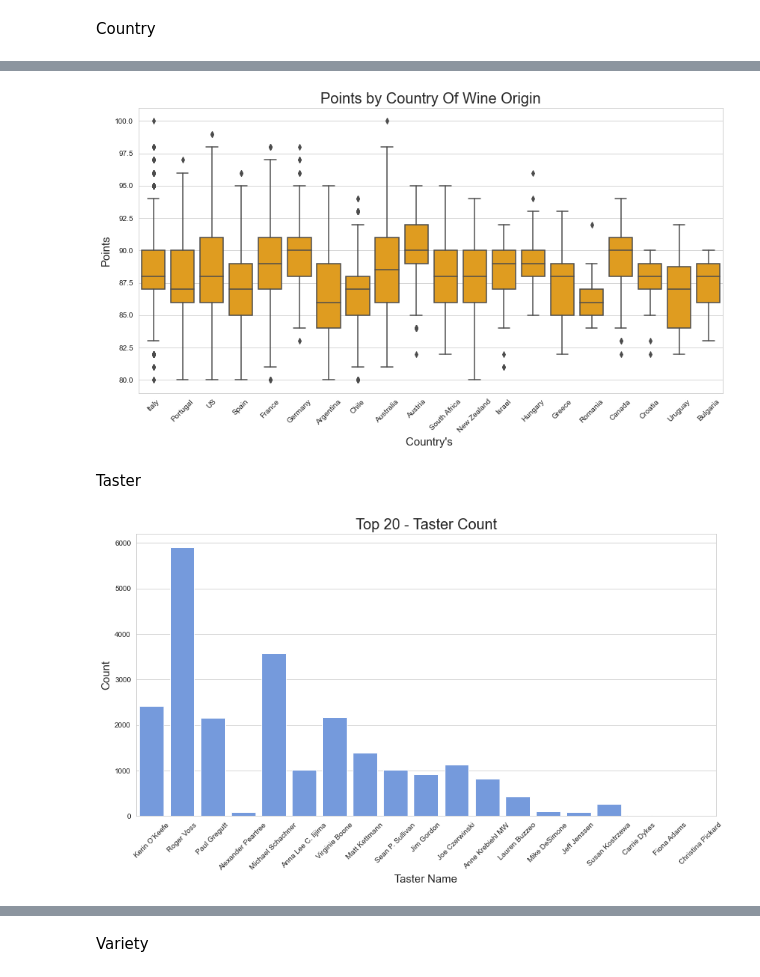
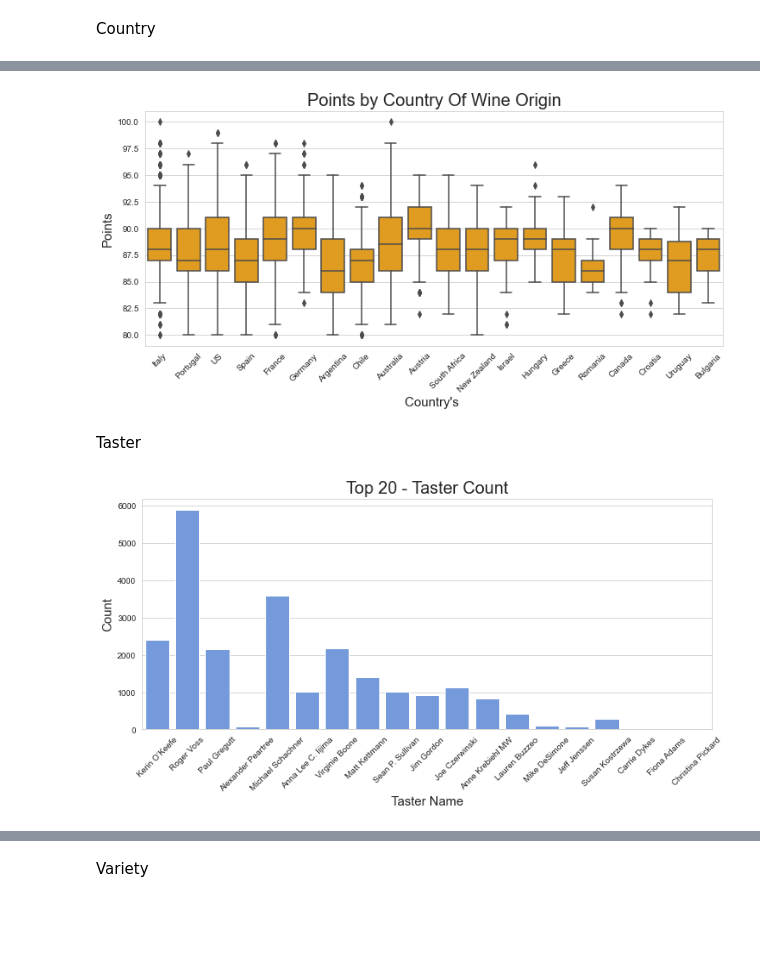
Before and after one commit to abagla18/Projects, a Jupyter notebook: iNeuron_internship_BA_1/wine_reviews.ipynb, the cells around one changed output, grey strips where cells are left out. Drawn from its saved outputs; the diff is of its cells as text; code cells hidden in the pictures; blank space fills up the shorter version.

```diff
--- a/iNeuron_internship_BA_1/wine_reviews.ipynb
+++ b/iNeuron_internship_BA_1/wine_reviews.ipynb
@@ -214,10 +215,10 @@ plt.show(); # show the graphic
 # %%
-plt.figure(figsize=(14,7))
+plt.figure(figsize=(12,5))
 g3 = sns.boxplot(x='country', y='price_log',
                   data=df_wine.loc[(df_wine.country.isin(Country.index.values))],
                  color='orange')
 g3.set_title("Price by Country Of Wine Origin", fontsize=20)
-g3.set_xlabel("Country's ", fontsize=15)
+g3.set_xlabel("Country ", fontsize=15)
 g3.set_ylabel("Price Dist(US)", fontsize=15)
 g3.set_xticklabels(g3.get_xticklabels(),rotation=45)
 
@@ -227,20 +228,20 @@ plt.show();
 # %%
-plt.figure(figsize=(14,7))
+plt.figure(figsize=(12,5))
 g4 = sns.boxplot(x='country', y='points',
                   data=df_wine.loc[(df_wine.country.isin(Country.index.values))],
                  color='orange')
 g4.set_title("Points by Country Of Wine Origin", fontsize=20)
 g4.set_xlabel("Country's ", fontsize=15)
 g4.set_ylabel("Points", fontsize=15)
 g4.set_xticklabels(g3.get_xticklabels(),rotation=45)
 
 plt.show();
 # %% [output]
-[figure, old version]
+[figure, new version]
 # %% [markdown]
 Taster
 # %%
-plt.figure(figsize=(14,7))
+plt.figure(figsize=(12,5))
 g5 = sns.countplot(x='taster_name', data=df_wine, color='cornflowerblue')
 g5.set_title("Top 20 - Taster Count", fontsize=20)
 g5.set_xlabel("Taster Name", fontsize=15)
@@ -249,5 +250,5 @@ g5.set_xticklabels(g5.get_xticklabels(),rotation=45)
 
 plt.show();
 # %% [output]
-[figure, old version]
+[figure, new version]
 # %%
```
Also changed, not shown: parts of 15 cells of this notebook, 3 other files.
